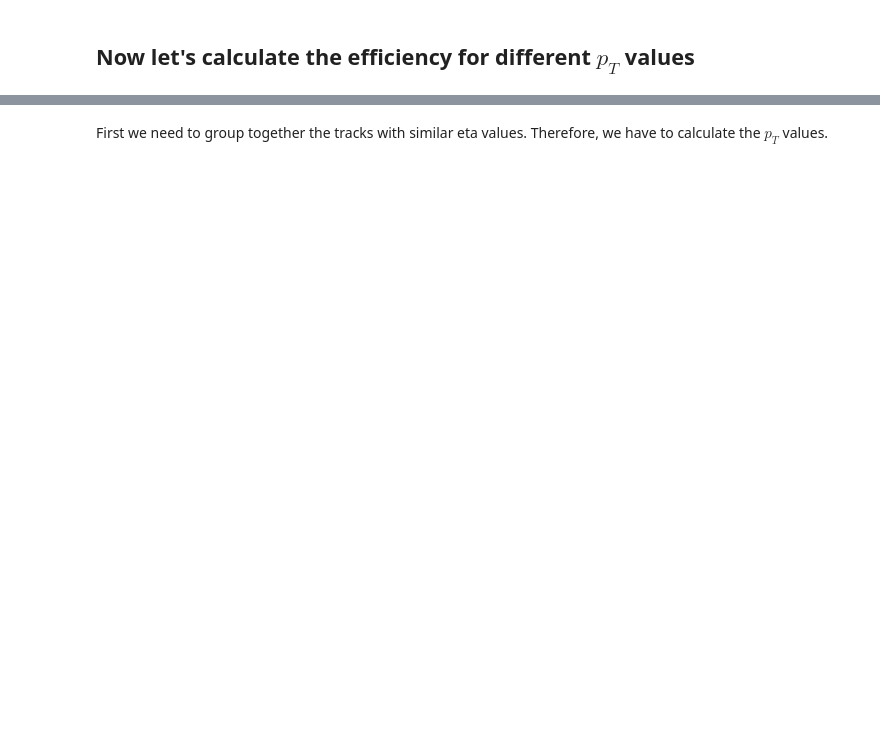
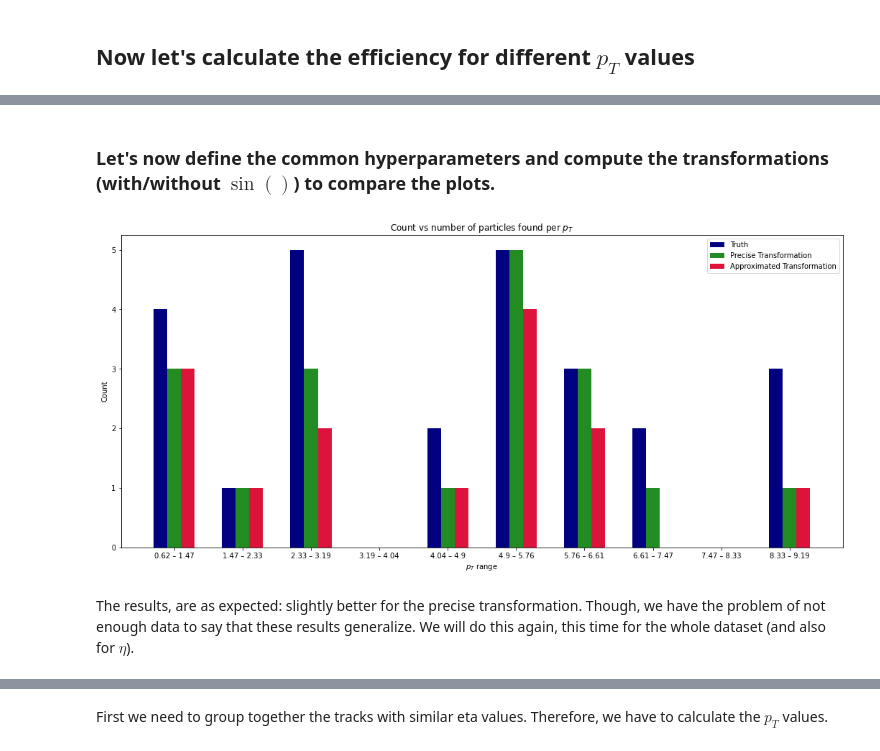
Before and after one commit to asalzburger/sms2021-tra-tra, a Jupyter notebook: src/notebooks/issue5/Helical Hough Transform v2.ipynb, the cells around one changed output, grey strips where cells are left out. Saved outputs shown, nothing was run; the diff lists cells and outputs as text; code cells hidden in the pictures; blank space fills up the shorter version.

```diff
--- a/src/notebooks/issue5/Helical Hough Transform v2.ipynb
+++ b/src/notebooks/issue5/Helical Hough Transform v2.ipynb
@@ -218,6 +203,8 @@ final_files = sorted([file for file in os.listdir(root_dir) if file.endswith("-p
 
 dfs = [pd.read_csv(os.path.join(root_dir, file), dtype={'particle_id':str, 'geometry_id': str})
        for file in hit_files]
+initial_dfs = [pd.read_csv(os.path.join(root_dir, file), dtype={'particle_id':str, 'geometry_id': str})
+               for file in initial_files]
 final_dfs = [pd.read_csv(os.path.join(root_dir, file), dtype={'particle_id':str, 'geometry_id': str})
              for file in final_files]
 # %%
@@ -347,0 +355,4 @@ plt.show()
+# %%
+initial_df['pt'] = np.sqrt(initial_df['px'] ** 2 + initial_df['py'] ** 2)
+pt_min, pt_max = min(set(initial_df['pt'])), max(set(initial_df['pt']))
+print(f'Min p_T = {pt_min},\tMax p_T = {pt_max}')
@@ -347,0 +389,56 @@ plt.show()
+# %% [markdown]
+### Let's now define the common hyperparameters and compute the transformations (with/without $\sin()$) to compare the plots.
+# %%
+all_tracks = list(df['track'])
+bin_size = (0.005, 0.05)
+width_limits = (0, np.pi)
+height_limits = (-500, 1000)
+limits = (width_limits, height_limits)
+# %%
+# get estimated tracks and reco particles for sin() transofrmation
+_, est_tracks_to_hits = pipeline(all_tracks, bin_size, limits, {'minimum-hits-per-bin': 10}, use_sin=True)
+pids_found, _ = custom_efficiency_rate(est_tracks_to_hits.values(), df)
+# compute the counts
+sin_est_pt_range_counts = {pt_range: 0 for pt_range in pt_keys}
+for pid in pids_found:
+    pt = initial_df[initial_df['particle_id'] == pid]['pt'].item()
+    _bin = int((pt - pt_min - 1e-12) / bin_length)
+    sin_est_pt_range_counts[pt_keys[_bin]] += 1
+
+# get estimated tracks and reco particles without sin() transofrmation
+_, est_tracks_to_hits = pipeline(all_tracks, bin_size, limits, {'minimum-hits-per-bin': 10}, use_sin=False)
+pids_found, _ = custom_efficiency_rate(est_tracks_to_hits.values(), df)
+# compute the counts
+no_sin_est_pt_range_counts = {pt_range: 0 for pt_range in pt_keys}
+for pid in pids_found:
+    pt = initial_df[initial_df['particle_id'] == pid]['pt'].item()
+    _bin = int((pt - pt_min - 1e-12) / bin_length)
+    no_sin_est_pt_range_counts[pt_keys[_bin]] += 1
+
+
+# plot the results
+fig, ax = plt.subplots(figsize=(18, 8))
+
+xticks_r = np.arange(0, len(pt_range_counts.keys()))
+bar_width = 0.2
+
+ax.bar(xticks_r - bar_width, list(pt_range_counts.values()), color='navy', label='Truth',
+       width=bar_width)
+ax.bar(xticks_r, list(sin_est_pt_range_counts.values()), color='forestgreen',
+       label='Precise Transformation', width=bar_width)
+ax.bar(xticks_r + bar_width, list(no_sin_est_pt_range_counts.values()), color='crimson',
+       label='Approximated Transformation', width=bar_width)
+
+ax.set_xlabel('$p_T$ range')
+ax.set_xticks(xticks_r)
+ax.set_xticklabels(list(pt_range_counts.keys()))
+ax.set_ylabel('Count')
+ax.set_yticks(np.arange(0, count_max + 1))
+ax.set_title('Count vs number of particles found per $p_T$')
+ax.legend()
+
+plt.show()
+# %% [output]
+[figure, added]
+# %% [markdown]
+The results, are as expected: slightly better for the precise transformation. Though, we have the problem of not enough data to say that these results generalize. We will do this again, this time for the whole dataset (and also for $\eta$).
```
Also changed, not shown: parts of 43 cells of this notebook, 14 other files.
